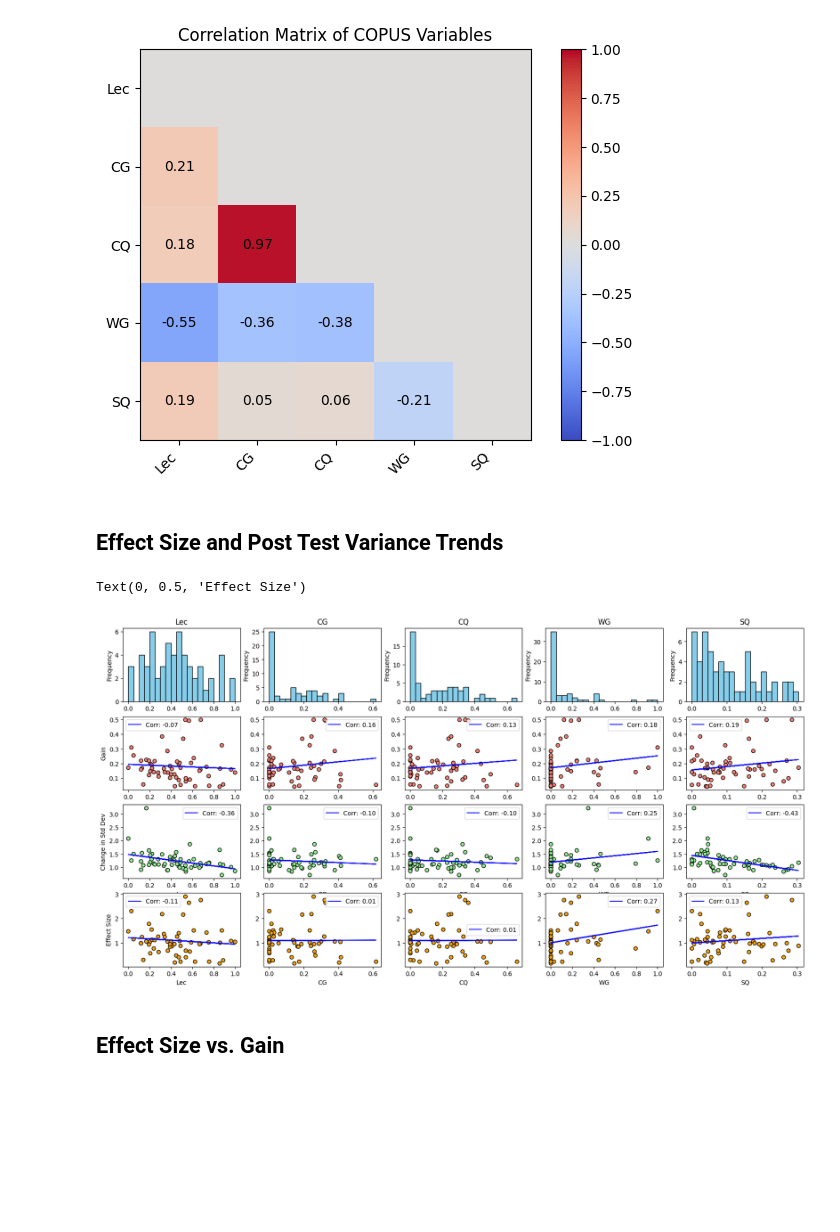
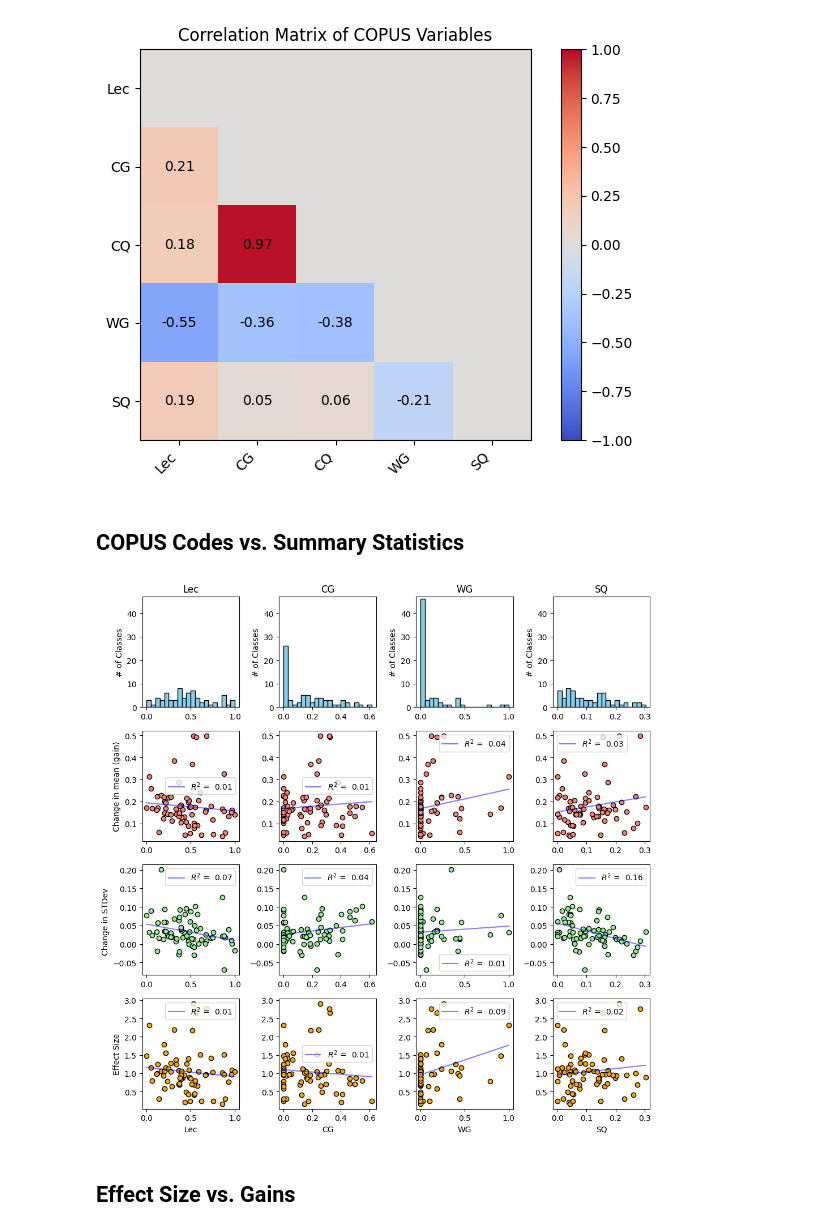
Before and after one commit to oross314/Modeling-Active-Learning-Classrooms, a Jupyter notebook: data_exploration_plots.ipynb, the cells around one changed output. Cells and saved outputs as stored; diff of their text form; code cells hidden in the pictures; blank space fills up the shorter version.

Commit message:
With high WG plots

```diff
--- a/data_exploration_plots.ipynb
+++ b/data_exploration_plots.ipynb
@@ -3,18 +3,19 @@ import numpy as np
 import matplotlib.pyplot as plt
 import pandas as pd
 # %%
-data = pd.read_csv('Published Data/combined_COPUS_CI_data.csv')
+#load in data
+published_data = pd.read_csv('Published Data/combined_COPUS_CI_data.csv')
+measured_data = pd.read_csv('Measured Data/measured_data.csv')
+data = pd.concat([published_data, measured_data], ignore_index=True)
 labels = [ 'Lec', 'CG', 'CQ', 'WG', 'SQ']
-WGs, CGs, CQs, SQs, Lecs = data['WG'].values, data['CG'].values, data['CQ'].values, data['SQ'].values, data['Lec'].values
+WGs, CGs, CQs, SQs, Lecs, PQs = data['WG'].values, data['CG'].values, data['CQ'].values, data['SQ'].values, data['Lec'].values, data['PQ'].values
 COPUS_data = data[labels].values
+published_COPUS_data = published_data[labels].values
 effect_sizes = data['Effect Size'].values
 n_features = COPUS_data.shape[1]
 post_stds = data['PostStd'].values
 pre_stds = data['PreStd'].values
 std_diffs = post_stds - pre_stds
-#########################
-std_props = post_stds / pre_stds
-##########################
 premeans = data['PreMean'].values
 postmeans = data['PostMean'].values
 gains = postmeans - premeans
@@ -26,6 +27,6 @@ Fields = data['Field'].values
 # %%
 n_features = COPUS_data.shape[1]
-corr = np.corrcoef(COPUS_data.T)
+corr = np.corrcoef(published_COPUS_data.T)
 
 
 corr[corr == 1] = 0
@@ -45,46 +46,50 @@ plt.show()
 # %% [output]
 [figure]
 # %% [markdown]
-## Effect Size and Post Test Variance Trends
+## COPUS Codes vs. Summary Statistics
 # %%
-fig, ax = plt.subplots(4, n_features, figsize=(20, 10))
+retained_labels = ['Lec', 'CG', 'WG', 'SQ']
+n_features = len(retained_labels)
+COPUS_data = data[retained_labels].values
+fig, ax = plt.subplots(4, n_features, figsize=(10, 10))
 for i in range(n_features):
+    x0 = np.linspace(min(COPUS_data[:, i]), max(COPUS_data[:, i]), 100)
 
-    ax[0, i].set_title(labels[i])
+    ax[0, i].set_title(retained_labels[i])
     ax[0, i].hist(COPUS_data[:, i], bins=20, color='skyblue', edgecolor='black')
-    ax[0, i].set_ylabel('Frequency')
+    ax[0, i].set_ylabel('# of Classes')
+    ax[0,i].set_ylim(0, 47)
 
     ax[1, i].scatter(COPUS_data[:, i], gains, color='salmon', edgecolor='black')
-    #fit line
     m, b = np.polyfit(COPUS_data[:, i], gains, 1)
-    corr = np.corrcoef(COPUS_data[:, i], gains)[0, 1]
-    ax[1, i].plot(COPUS_data[:, i], m*COPUS_data[:, i] + b, color='blue', label = f'Corr: {corr:.2f}')
+    corr = np.corrcoef(COPUS_data[:, i], gains)[0, 1]**2
+    ax[1, i].plot(x0, m*x0 + b, color='blue', label = f'$R^2$ =  {corr:.2f}', alpha = .5  )
     ax[1, i].legend()
 
-    ax[2, i].scatter(COPUS_data[:, i], std_props, color='lightgreen', edgecolor='black')
-    ax[2, i].set_xlabel(labels[i])
-    #fit line
-    m, b = np.polyfit(COPUS_data[:, i], std_props, 1)
-    corr = np.corrcoef(COPUS_data[:, i], std_props)[0, 1]
-    ax[2, i].plot(COPUS_data[:, i], m*COPUS_data[:, i] + b, color='blue', label = f'Corr: {corr:.2f}')
+    ax[2, i].scatter(COPUS_data[:, i], std_diffs, color='lightgreen', edgecolor='black')
+    m, b = np.polyfit(COPUS_data[:, i], std_diffs, 1)
+    corr = np.corrcoef(COPUS_data[:, i], std_diffs)[0, 1]**2
+    ax[2, i].plot(x0, m*x0 + b, color='blue', label = f'$R^2$ =  {corr:.2f}', alpha = .5  )
     ax[2, i].legend()
 
 
     ax[3, i].scatter(COPUS_data[:, i], effect_sizes, color='orange', edgecolor='black')
-    ax[3, i].set_xlabel(labels[i])
-    #fit line
+    ax[3, i].set_xlabel(retained_labels[i])
     m, b = np.polyfit(COPUS_data[:, i], effect_sizes, 1)
-    corr = np.corrcoef(COPUS_data[:, i], effect_sizes)[0, 1]
-    ax[3, i].plot(COPUS_data[:, i], m*COPUS_data[:, i] + b, color='blue', label = f'Corr: {corr:.2f}')
+    corr = np.corrcoef(COPUS_data[:, i], effect_sizes)[0, 1]**2
+    ax[3, i].plot(x0, m*x0 + b, color='blue', label = f'$R^2$ =  {corr:.2f}', alpha = .5  )
     ax[3, i].legend()
 
-ax[1, 0].set_ylabel('Gain')
-ax[2, 0].set_ylabel('Change in Std Dev')
+ax[1, 0].set_ylabel('Change in mean (gain)')
+ax[2, 0].set_ylabel('Change in STDev ')
 ax[3, 0].set_ylabel('Effect Size')
+#fig.suptitle('COPUS Variables vs. Outcomes')
+fig.tight_layout()
+plt.savefig('Figs/COPUS_dists.png', dpi=300)
+plt.show()
 # %% [output]
-Text(0, 0.5, 'Effect Size')
-[figure, old version]
+[figure, new version]
 # %% [markdown]
-## Effect Size vs. Gain
+## Effect Size vs. Gains
 # %%
 plt.scatter(effect_sizes, gains, color='blue', edgecolor='black'  )
```
Also changed, not shown: parts of 11 cells of this notebook, 4 other files.
